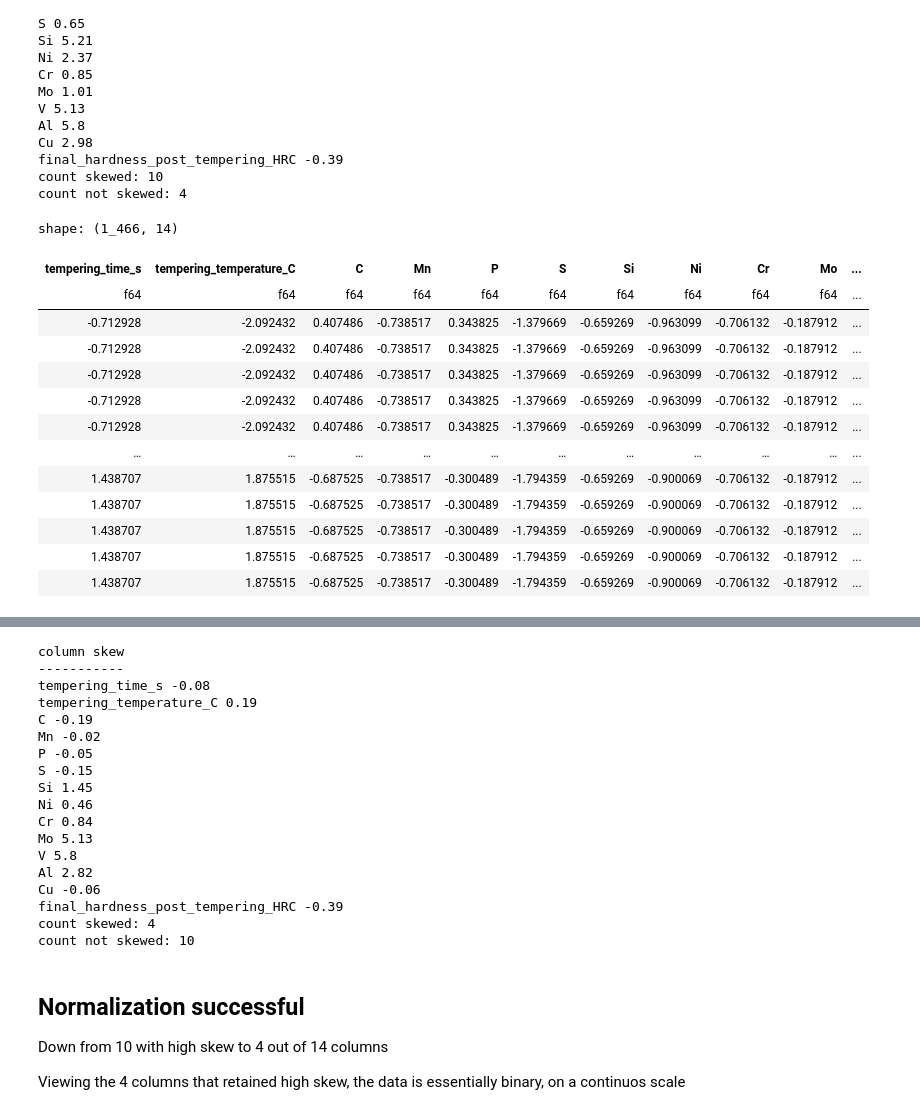
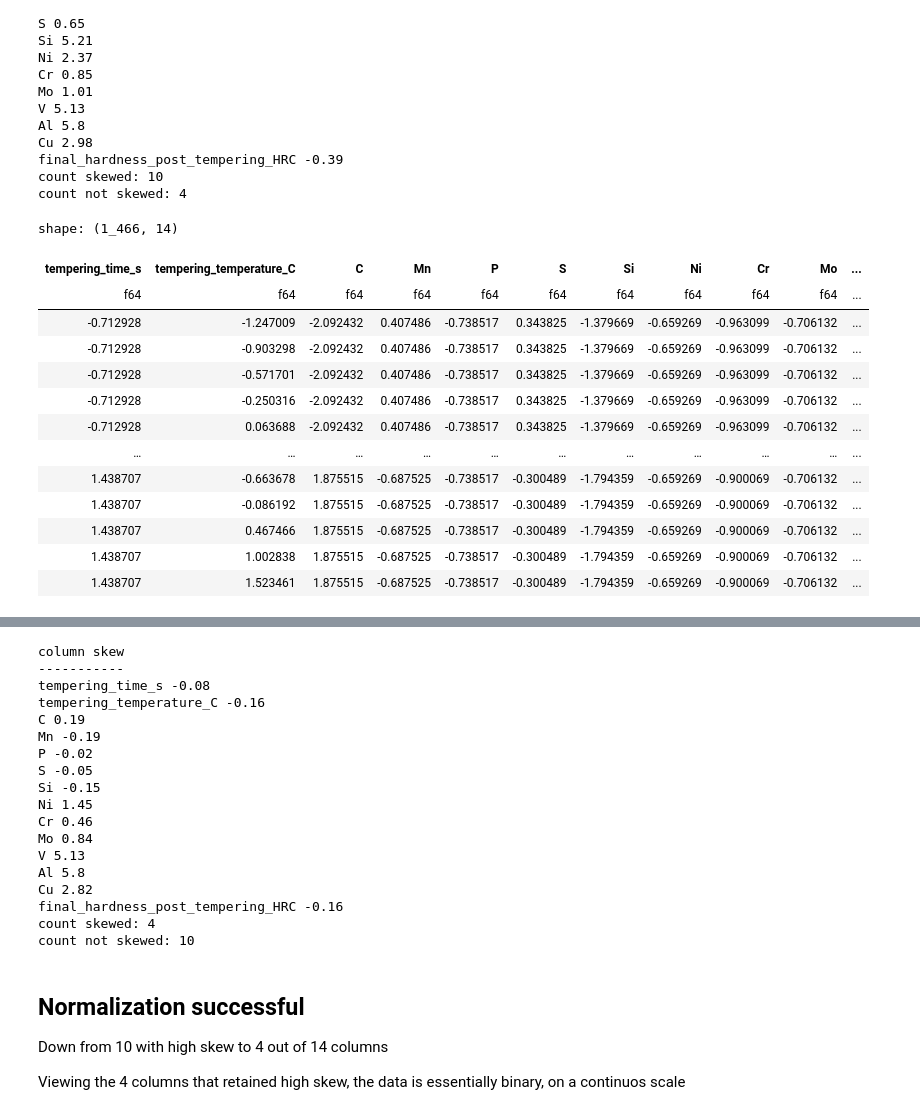
Before and after one commit to Nate-Sheibley/Mild-Steel-Tempering, a Jupyter notebook: Mild_Steel_Tempering-revised.ipynb, the cells around one changed output, grey strips where cells are left out. Drawn from its saved outputs; the diff is of its cells as text; code cells hidden in the pictures.

```diff
--- a/Mild_Steel_Tempering-revised.ipynb
+++ b/Mild_Steel_Tempering-revised.ipynb
@@ -432,30 +430,30 @@ count not skewed: 4
 # %%
 skewed = present_skewness_per_col(to_normalize, skew_cutoff=0.5, output=False)
 # %%
-p_ct_fix_skew = ColumnTransformer(transformers=[('yeo_johnson', PowerTransformer(), skewed)],
+p_ct_fix_skew = ColumnTransformer(transformers=[('yeo_johnson', PowerTransformer(), columns)],
                                   remainder= 'passthrough')
 
 normalized = p_ct_fix_skew.fit_transform(to_normalize.to_pandas())
 # %%
 normalized_inames = pl.DataFrame(normalized)
-ninames_colnames = normalized_inames.columns
-normalized = normalized_inames.rename(dict(zip(ninames_colnames, columns)))
+idxnames_colnames = normalized_inames.columns
+normalized = normalized_inames.rename(dict(zip(idxnames_colnames, columns)))
 normalized
 # %% [output]
 shape: (1_466, 14)
 | tempering_time_s | tempering_temperature_C | C | Mn | P | S | Si | Ni | Cr | Mo | ... |
 | f64 | f64 | f64 | f64 | f64 | f64 | f64 | f64 | f64 | f64 | ... |
-| -0.712928 | -2.092432 | 0.407486 | -0.738517 | 0.343825 | -1.379669 | -0.659269 | -0.963099 | -0.706132 | -0.187912 | ... |
-| -0.712928 | -2.092432 | 0.407486 | -0.738517 | 0.343825 | -1.379669 | -0.659269 | -0.963099 | -0.706132 | -0.187912 | ... |
-| -0.712928 | -2.092432 | 0.407486 | -0.738517 | 0.343825 | -1.379669 | -0.659269 | -0.963099 | -0.706132 | -0.187912 | ... |
-| -0.712928 | -2.092432 | 0.407486 | -0.738517 | 0.343825 | -1.379669 | -0.659269 | -0.963099 | -0.706132 | -0.187912 | ... |
-| -0.712928 | -2.092432 | 0.407486 | -0.738517 | 0.343825 | -1.379669 | -0.659269 | -0.963099 | -0.706132 | -0.187912 | ... |
+| -0.712928 | -1.247009 | -2.092432 | 0.407486 | -0.738517 | 0.343825 | -1.379669 | -0.659269 | -0.963099 | -0.706132 | ... |
+| -0.712928 | -0.903298 | -2.092432 | 0.407486 | -0.738517 | 0.343825 | -1.379669 | -0.659269 | -0.963099 | -0.706132 | ... |
+| -0.712928 | -0.571701 | -2.092432 | 0.407486 | -0.738517 | 0.343825 | -1.379669 | -0.659269 | -0.963099 | -0.706132 | ... |
+| -0.712928 | -0.250316 | -2.092432 | 0.407486 | -0.738517 | 0.343825 | -1.379669 | -0.659269 | -0.963099 | -0.706132 | ... |
+| -0.712928 | 0.063688 | -2.092432 | 0.407486 | -0.738517 | 0.343825 | -1.379669 | -0.659269 | -0.963099 | -0.706132 | ... |
 | … | … | … | … | … | … | … | … | … | … | ... |
-| 1.438707 | 1.875515 | -0.687525 | -0.738517 | -0.300489 | -1.794359 | -0.659269 | -0.900069 | -0.706132 | -0.187912 | ... |
-| 1.438707 | 1.875515 | -0.687525 | -0.738517 | -0.300489 | -1.794359 | -0.659269 | -0.900069 | -0.706132 | -0.187912 | ... |
-| 1.438707 | 1.875515 | -0.687525 | -0.738517 | -0.300489 | -1.794359 | -0.659269 | -0.900069 | -0.706132 | -0.187912 | ... |
-| 1.438707 | 1.875515 | -0.687525 | -0.738517 | -0.300489 | -1.794359 | -0.659269 | -0.900069 | -0.706132 | -0.187912 | ... |
-| 1.438707 | 1.875515 | -0.687525 | -0.738517 | -0.300489 | -1.794359 | -0.659269 | -0.900069 | -0.706132 | -0.187912 | ... |
+| 1.438707 | -0.663678 | 1.875515 | -0.687525 | -0.738517 | -0.300489 | -1.794359 | -0.659269 | -0.900069 | -0.706132 | ... |
+| 1.438707 | -0.086192 | 1.875515 | -0.687525 | -0.738517 | -0.300489 | -1.794359 | -0.659269 | -0.900069 | -0.706132 | ... |
+| 1.438707 | 0.467466 | 1.875515 | -0.687525 | -0.738517 | -0.300489 | -1.794359 | -0.659269 | -0.900069 | -0.706132 | ... |
+| 1.438707 | 1.002838 | 1.875515 | -0.687525 | -0.738517 | -0.300489 | -1.794359 | -0.659269 | -0.900069 | -0.706132 | ... |
+| 1.438707 | 1.523461 | 1.875515 | -0.687525 | -0.738517 | -0.300489 | -1.794359 | -0.659269 | -0.900069 | -0.706132 | ... |
 # %%
 def save_and_display_chart_as(chart, name):
     chart.save(f'{images_path}/{name}.png')
@@ -488,19 +486,19 @@ present_skewness_per_col(normalized)
 column skew
 -----------
 tempering_time_s -0.08
-tempering_temperature_C 0.19
-C -0.19
-Mn -0.02
-P -0.05
-S -0.15
-Si 1.45
-Ni 0.46
-Cr 0.84
-Mo 5.13
-V 5.8
-Al 2.82
-Cu -0.06
-final_hardness_post_tempering_HRC -0.39
+tempering_temperature_C -0.16
+C 0.19
+Mn -0.19
+P -0.02
+S -0.05
+Si -0.15
+Ni 1.45
+Cr 0.46
+Mo 0.84
+V 5.13
+Al 5.8
+Cu 2.82
+final_hardness_post_tempering_HRC -0.16
 count skewed: 4
 count not skewed: 10
 # %% [markdown]
```
Also changed, not shown: parts of 19 cells of this notebook, 1 other file.
